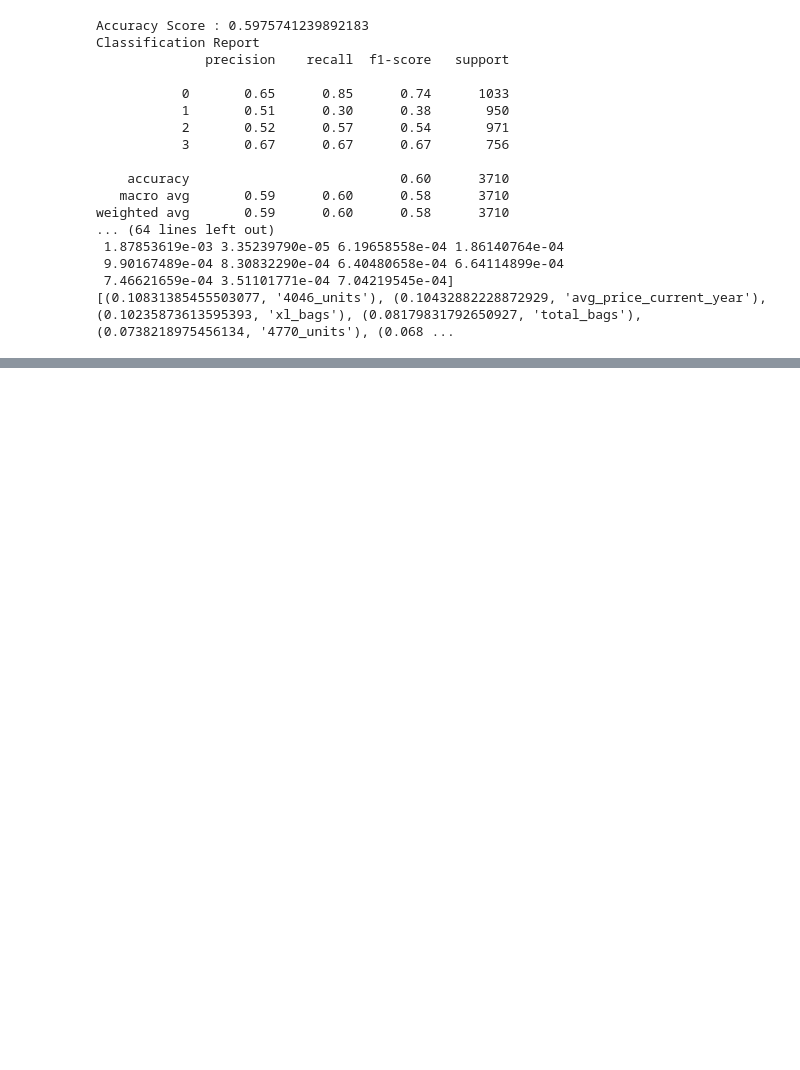
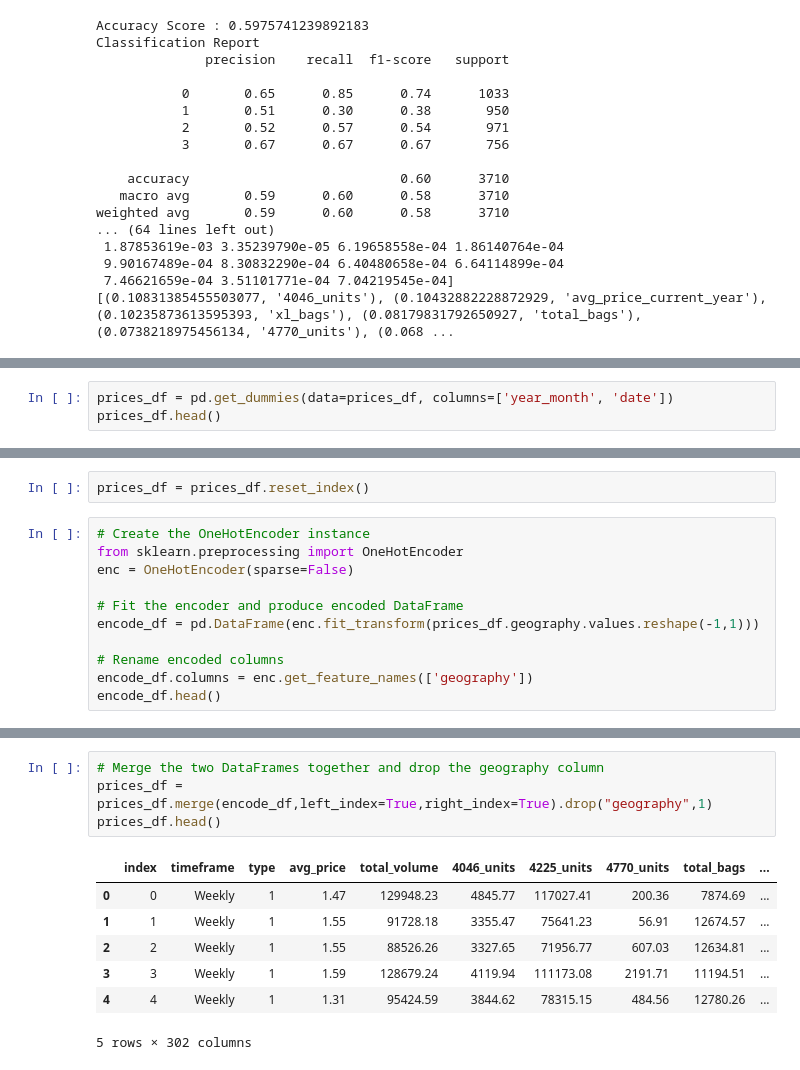
Before and after one commit to davidmcbee/Health_and_Avocados, a Jupyter notebook: ML_RandomForest_Model.ipynb, the cells around one changed output, grey strips where cells are left out. Drawn from its saved outputs; the diff is of its cells as text; blank space fills up the shorter version.

```diff
--- a/ML_RandomForest_Model.ipynb
+++ b/ML_RandomForest_Model.ipynb
@@ -190,0 +280,3 @@ weighted avg       0.59      0.60      0.58      3710
+# %%
+prices_df = pd.get_dummies(data=prices_df, columns=['year_month', 'date'])
+prices_df.head()
@@ -190,0 +291,13 @@ weighted avg       0.59      0.60      0.58      3710
+# %%
+prices_df = prices_df.reset_index()
+# %%
+# Create the OneHotEncoder instance
+from sklearn.preprocessing import OneHotEncoder
+enc = OneHotEncoder(sparse=False)
+
+# Fit the encoder and produce encoded DataFrame
+encode_df = pd.DataFrame(enc.fit_transform(prices_df.geography.values.reshape(-1,1)))
+
+# Rename encoded columns
+encode_df.columns = enc.get_feature_names(['geography'])
+encode_df.head()
@@ -190,0 +312,12 @@ weighted avg       0.59      0.60      0.58      3710
+# %%
+# Merge the two DataFrames together and drop the geography column
+prices_df = prices_df.merge(encode_df,left_index=True,right_index=True).drop("geography",1)
+prices_df.head()
+# %% [output]
+|  | index | timeframe | type | avg_price | total_volume | 4046_units | 4225_units | 4770_units | total_bags | ... |
+| 0 | 0 | Weekly | 1 | 1.47 | 129948.23 | 4845.77 | 117027.41 | 200.36 | 7874.69 | ... |
+| 1 | 1 | Weekly | 1 | 1.55 | 91728.18 | 3355.47 | 75641.23 | 56.91 | 12674.57 | ... |
+| 2 | 2 | Weekly | 1 | 1.55 | 88526.26 | 3327.65 | 71956.77 | 607.03 | 12634.81 | ... |
+| 3 | 3 | Weekly | 1 | 1.59 | 128679.24 | 4119.94 | 111173.08 | 2191.71 | 11194.51 | ... |
+| 4 | 4 | Weekly | 1 | 1.31 | 95424.59 | 3844.62 | 78315.15 | 484.56 | 12780.26 | ... |
+5 rows × 302 columns
```
Also changed, not shown: parts of 26 cells of this notebook, 2 other files.
